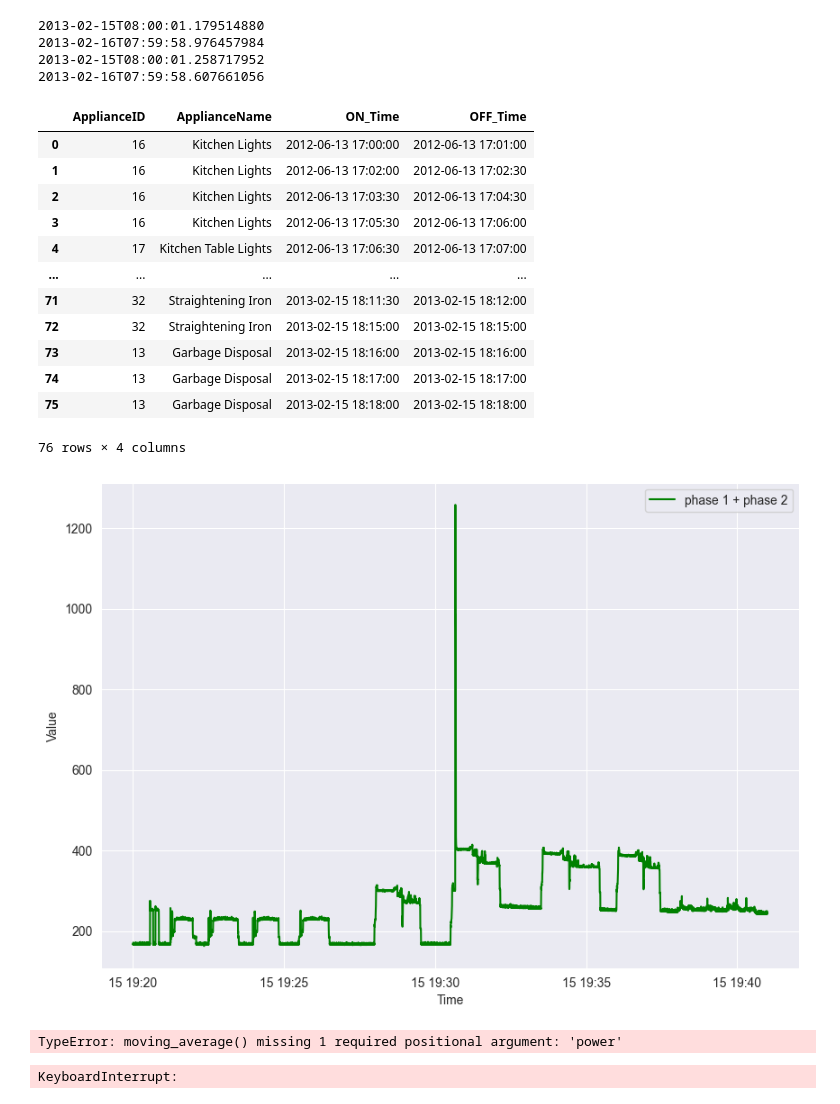
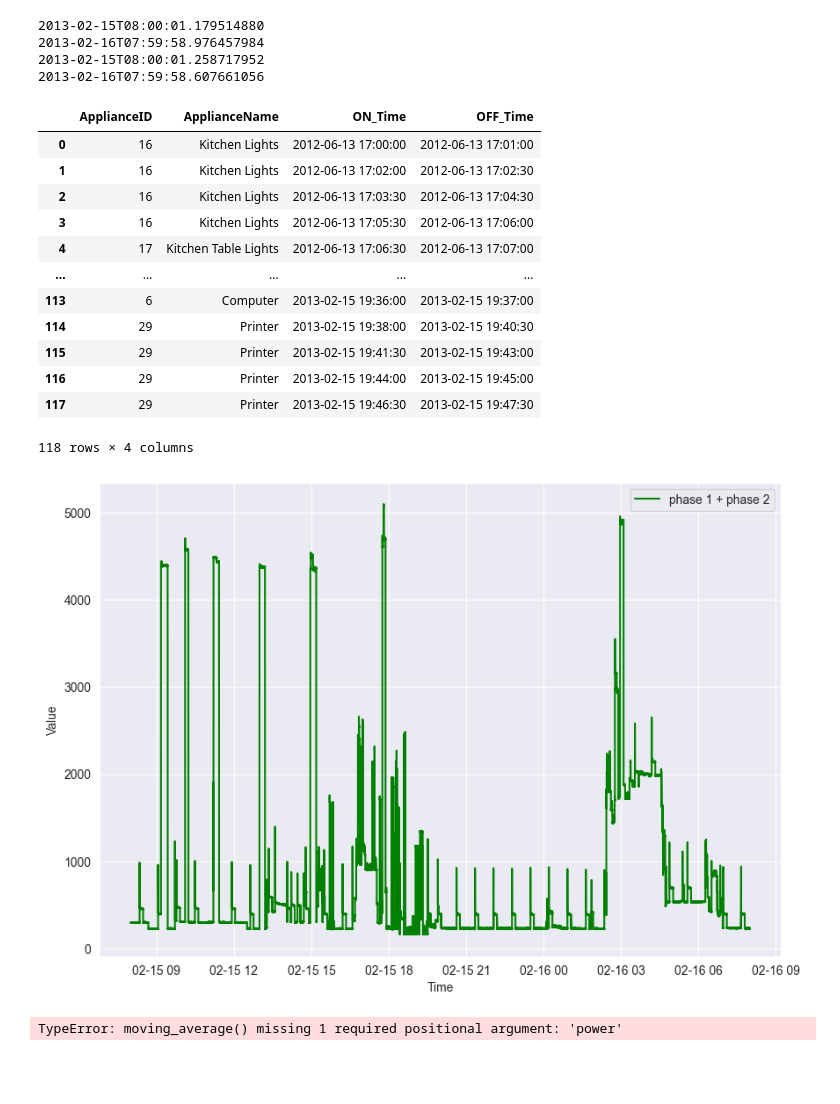
Before and after one commit to Policooo/Sustainable-Energy-Behavior, a Jupyter notebook: data_processing.ipynb, the cells around one changed output. Drawn from its saved outputs; the diff is of its cells as text; code cells hidden in the pictures; blank space fills up the shorter version.

```diff
--- a/data_processing.ipynb
+++ b/data_processing.ipynb
@@ -83,7 +343,7 @@ print(TS2_real[len(TS1_real) - 1])
 labels["ON_Time"] = pd.to_datetime(labels["ON_Time"], unit='s')
 labels["OFF_Time"] = pd.to_datetime(labels["OFF_Time"], unit='s')
 # %%
-labels.head(76)
+labels.head(1000)
 # %% [output]
 |  | ApplianceID | ApplianceName | ON_Time | OFF_Time |
 | 0 | 16 | Kitchen Lights | 2012-06-13 17:00:00 | 2012-06-13 17:01:00 |
@@ -92,12 +352,12 @@ labels.head(76)
 | 3 | 16 | Kitchen Lights | 2012-06-13 17:05:30 | 2012-06-13 17:06:00 |
 | 4 | 17 | Kitchen Table Lights | 2012-06-13 17:06:30 | 2012-06-13 17:07:00 |
 | ... | ... | ... | ... | ... |
-| 71 | 32 | Straightening Iron | 2013-02-15 18:11:30 | 2013-02-15 18:12:00 |
-| 72 | 32 | Straightening Iron | 2013-02-15 18:15:00 | 2013-02-15 18:15:00 |
-| 73 | 13 | Garbage Disposal | 2013-02-15 18:16:00 | 2013-02-15 18:16:00 |
-| 74 | 13 | Garbage Disposal | 2013-02-15 18:17:00 | 2013-02-15 18:17:00 |
-| 75 | 13 | Garbage Disposal | 2013-02-15 18:18:00 | 2013-02-15 18:18:00 |
+| 113 | 6 | Computer | 2013-02-15 19:36:00 | 2013-02-15 19:37:00 |
+| 114 | 29 | Printer | 2013-02-15 19:38:00 | 2013-02-15 19:40:30 |
+| 115 | 29 | Printer | 2013-02-15 19:41:30 | 2013-02-15 19:43:00 |
+| 116 | 29 | Printer | 2013-02-15 19:44:00 | 2013-02-15 19:45:00 |
+| 117 | 29 | Printer | 2013-02-15 19:46:30 | 2013-02-15 19:47:30 |
-76 rows × 4 columns
+118 rows × 4 columns
 # %%
 # Example date: 2023-10-10 12:00:00
 def zoomIn(start_time: string, end_time: string, time_ticks):
@@ -109,37 +369,37 @@ def zoomIn(start_time: string, end_time: string, time_ticks):
     start_index = -1
     end_index = -1
     for index in range(len(TS1_real)):
         if time_ticks[index] > start_time and start_index == -1:
             start_index = index
         if time_ticks[index] > end_time and end_index == -1:
             end_index = index
     return start_index, end_index
 
 
-start_index, end_index = zoomIn("2013-02-15 19:20:00", "2013-02-15 19:41:00", time_ticks1_np)
+start_index, end_index = zoomIn("2013-02-15 18:45:00", "2013-02-15 18:55:00", time_ticks1_np)
 plt.figure(figsize=(10, 7))
 
 #This plots total power consumption (zoomed in)
-plt.plot(TS2_real[start_index:end_index], power[start_index:end_index], linestyle='-', color='g', label='phase 1 + phase 2')
+# plt.plot(TS2_real[start_index:end_index], power[start_index:end_index], linestyle='-', color='g', label='phase 1 + phase 2')
 
 #This plots total power consumption
-# plt.plot(TS1_real, power, linestyle='-', color='g', label='phase 1 + phase 2')
+plt.plot(TS1_real, power, linestyle='-', color='g', label='phase 1 + phase 2')
 
 # This plots phase 1 and phase 2 separately (zoomed in)
 # plt.plot(TS1_real[start_index:end_index], L1_actual_power[start_index:end_index], linestyle='-', color='b', label='L1')
 # plt.plot(TS2_real[start_index:end_index], L2_actual_power[start_index:end_index], linestyle='-', color='r', label='L2')
 
 # This plots phase 1 and phase 2 separately (whole thing)
 # plt.plot(TS1_real, L1_actual_power, linestyle='-', color='b', label='L1')
 # plt.plot(TS2_real, L2_actual_power, linestyle='-', color='r', label='L2')
 
 plt.xlabel("Time")
 plt.ylabel("Value")
 plt.legend()
 plt.grid(True)
 plt.show()
 # %% [output]
-[figure, old version]
+[figure, new version]
 # %%
 def moving_average(window: int, threshold: int, power):
     df = pd.DataFrame(power)
@@ -162,16 +422,15 @@ def encode(label, total_labels):
     array[label] = 1
     return array
 
-def process_data(power, time_ticks, labels, window):
-    data = []
-    appliances = []
-    time = []
+def format_data(power, time_ticks, labels, window):
+    data = np.empty((len(power) // window, window))
+    appliances = np.empty((len(power) // window, max(labels["ApplianceID"]) + 1))
+    time = np.empty((len(power) // window, window))
+    last_entry_index = 0
 
-    for index in range(len(power) - window + 1):
+    for index in range(0, len(power) - window + 1, window):
         window_start = index
         window_end = index + window
-        data.append(power[window_start:window_end])
-        time.append(time_ticks[window_start:window_end])
 
         found = False
         for label in labels.iterrows():
@@ -181,19 +440,20 @@ def process_data(power, time_ticks, labels, window):
 
             if label["ON_Time"] <= start_time <= label["OFF_Time"] or label["ON_Time"] <= end_time <= label["OFF_Time"]:
                 found = True
-                appliances.append(encode(label["ApplianceID"], max(labels["ApplianceID"])))
+                data[last_entry_index] = power[window_start:window_end].reshape(window)
+                time[last_entry_index] = time_ticks[window_start:window_end].reshape(window)
+                appliances[last_entry_index] = encode(label["ApplianceID"], max(labels["ApplianceID"]))
+                last_entry_index += 1
                 break
 
-        if not found:
-            appliances.append(encode(0, max(labels["ApplianceID"])))
+        # if not found:
+        #     chance = random.random()
+        #     if chance > 0.99:
+        #         data[last_entry_index] = power[window_start:window_end].reshape(window)
+        #         time[last_entry_index] = time_ticks[window_start:window_end].reshape(window)
+        #         appliances[last_entry_index] = encode(0, max(labels["ApplianceID"]))
+        #         last_entry_index += 1
 
-    data = np.array(data)
-    time = np.array(time)
-    appliances = np.array(appliances)
-    # TODO: SHUFFLE DATA
-
-    return data, time, appliances
+    return data[:last_entry_index], time[:last_entry_index], appliances[:last_entry_index]
 
 data, time, appliances = process_data(power, time_ticks1_np, labels, 10)
-# %% [output]
-KeyboardInterrupt:
```
Also changed, not shown: parts of 20 cells of this notebook.
